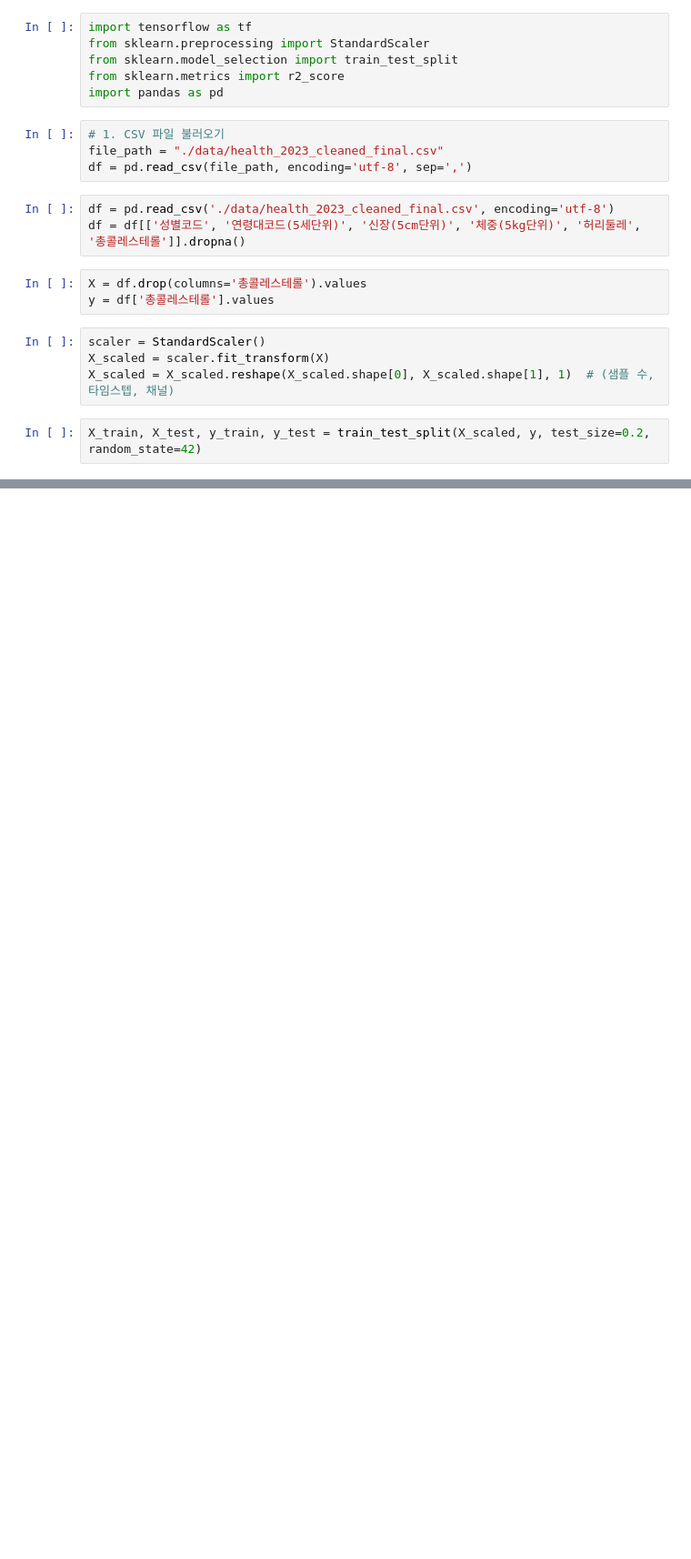
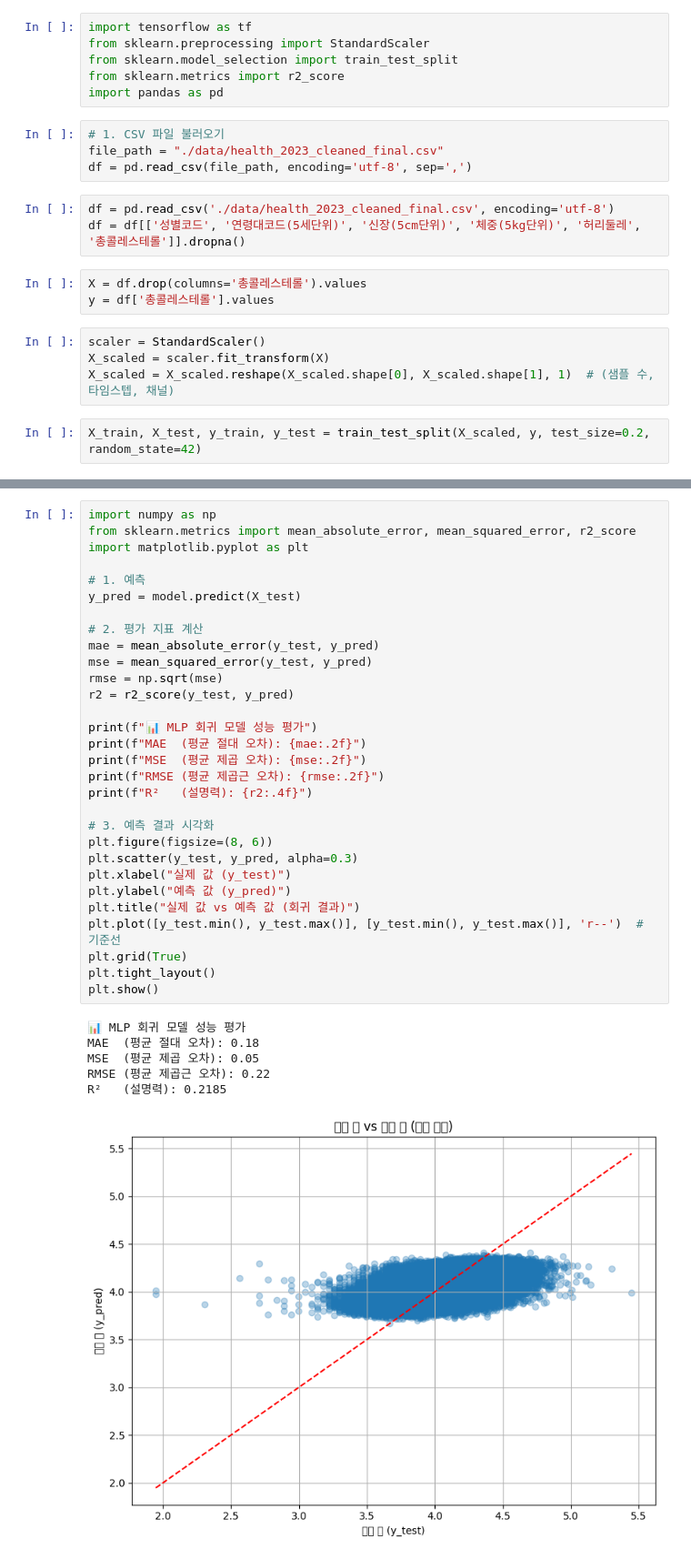
Before and after one commit to HSU-BigdataProgramming/cholesterol-prediction-nhis, a Jupyter notebook: prediction_colesterol.ipynb, the cells around one changed output, grey strips where cells are left out. Shown: that part at 91% size. Drawn from its saved outputs; the diff is of its cells as text; blank space fills up the shorter version.

```diff
--- a/prediction_colesterol.ipynb
+++ b/prediction_colesterol.ipynb
@@ -37,3 +55,40 @@ history = model.fit(X_train, y_train, validation_split=0.2, epochs=50, batch_siz
+# %%
+import numpy as np
+from sklearn.metrics import mean_absolute_error, mean_squared_error, r2_score
+import matplotlib.pyplot as plt
+
+# 1. 예측
+y_pred = model.predict(X_test)
+
+# 2. 평가 지표 계산
+mae = mean_absolute_error(y_test, y_pred)
+mse = mean_squared_error(y_test, y_pred)
+rmse = np.sqrt(mse)
+r2 = r2_score(y_test, y_pred)
+
+print(f"📊 MLP 회귀 모델 성능 평가")
+print(f"MAE  (평균 절대 오차): {mae:.2f}")
+print(f"MSE  (평균 제곱 오차): {mse:.2f}")
+print(f"RMSE (평균 제곱근 오차): {rmse:.2f}")
+print(f"R²   (설명력): {r2:.4f}")
+
+# 3. 예측 결과 시각화
+plt.figure(figsize=(8, 6))
+plt.scatter(y_test, y_pred, alpha=0.3)
+plt.xlabel("실제 값 (y_test)")
+plt.ylabel("예측 값 (y_pred)")
+plt.title("실제 값 vs 예측 값 (회귀 결과)")
+plt.plot([y_test.min(), y_test.max()], [y_test.min(), y_test.max()], 'r--')  # 기준선
+plt.grid(True)
+plt.tight_layout()
+plt.show()
+# %% [output]
+📊 MLP 회귀 모델 성능 평가
+MAE  (평균 절대 오차): 0.18
+MSE  (평균 제곱 오차): 0.05
+RMSE (평균 제곱근 오차): 0.22
+R²   (설명력): 0.2185
+[figure, added]
 # %%
 import pandas as pd
 import numpy as np
```
Also changed, not shown: parts of 4 cells of this notebook, 2 other files.
